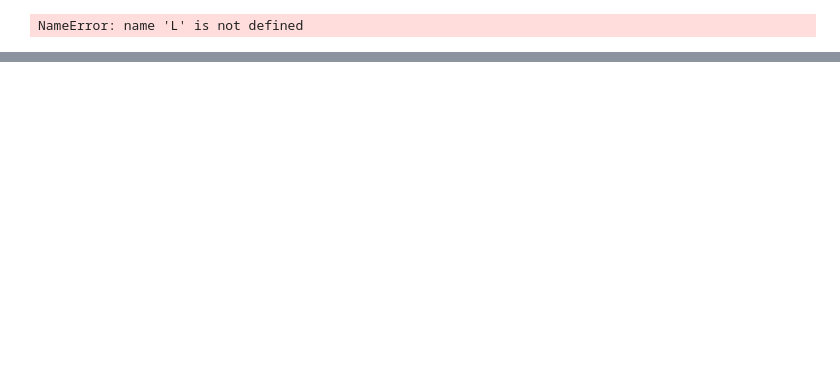
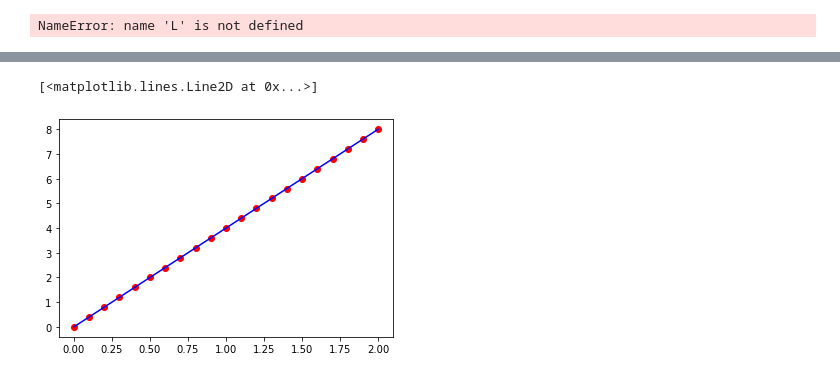
Before and after one commit to TheaRoseBarnes/emat30008, a Jupyter notebook: myForwardEuler1DDiffusion.ipynb, the cells around one changed output, grey strips where cells are left out. Drawn from its saved outputs; the diff is of its cells as text; code cells hidden in the pictures; blank space fills up the shorter version.

```diff
--- a/myForwardEuler1DDiffusion.ipynb
+++ b/myForwardEuler1DDiffusion.ipynb
@@ -827,4 +857,7 @@ PDE_solve_euler(3,2,0.5,u_I4,args=(lambda t:1, lambda t:0), boundary_condition='
 # %%
-pl.plot(np.linspace(0, L, 20+1),PDE_solve_euler(9,2,0.5,u_I4,args=(lambda t:0, lambda t:8), boundary_condition='dirichlet',mx=20,mt=1000),'ro',label='num')
-xx = np.linspace(0,L,250)
+pl.plot(np.linspace(0, 2, 20+1),PDE_solve_euler(9,2,0.5,u_I4,args=(lambda t:0, lambda t:8), boundary_condition='dirichlet',mx=20,mt=1000),'ro',label='num')
+xx = np.linspace(0,2,250)
 pl.plot(xx,u_exact4(xx,T),'b-',label='exact')
+# %% [output]
+[<matplotlib.lines.Line2D at 0x...>]
+[figure, added]
```
Also changed, not shown: parts of 8 cells of this notebook.
